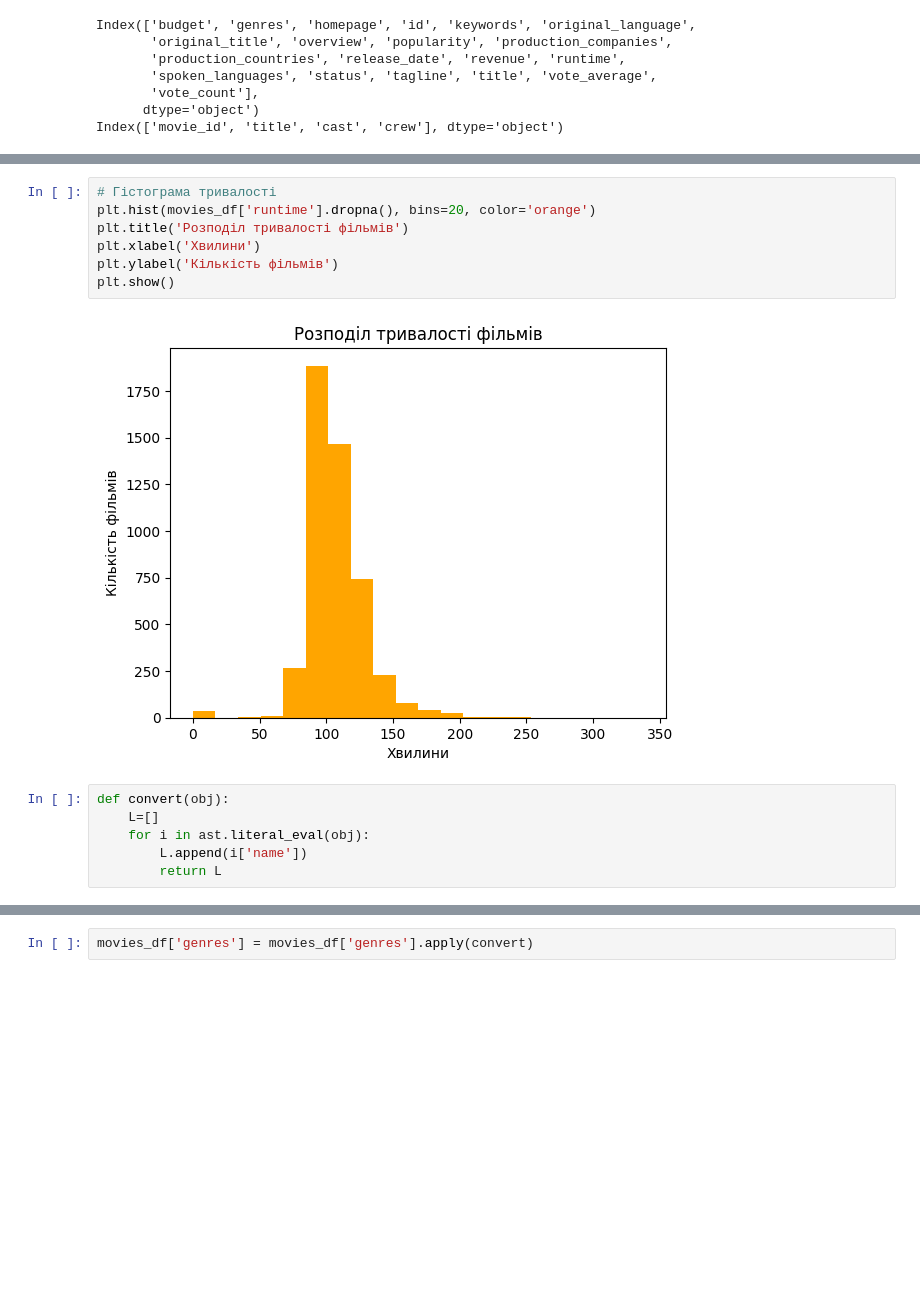
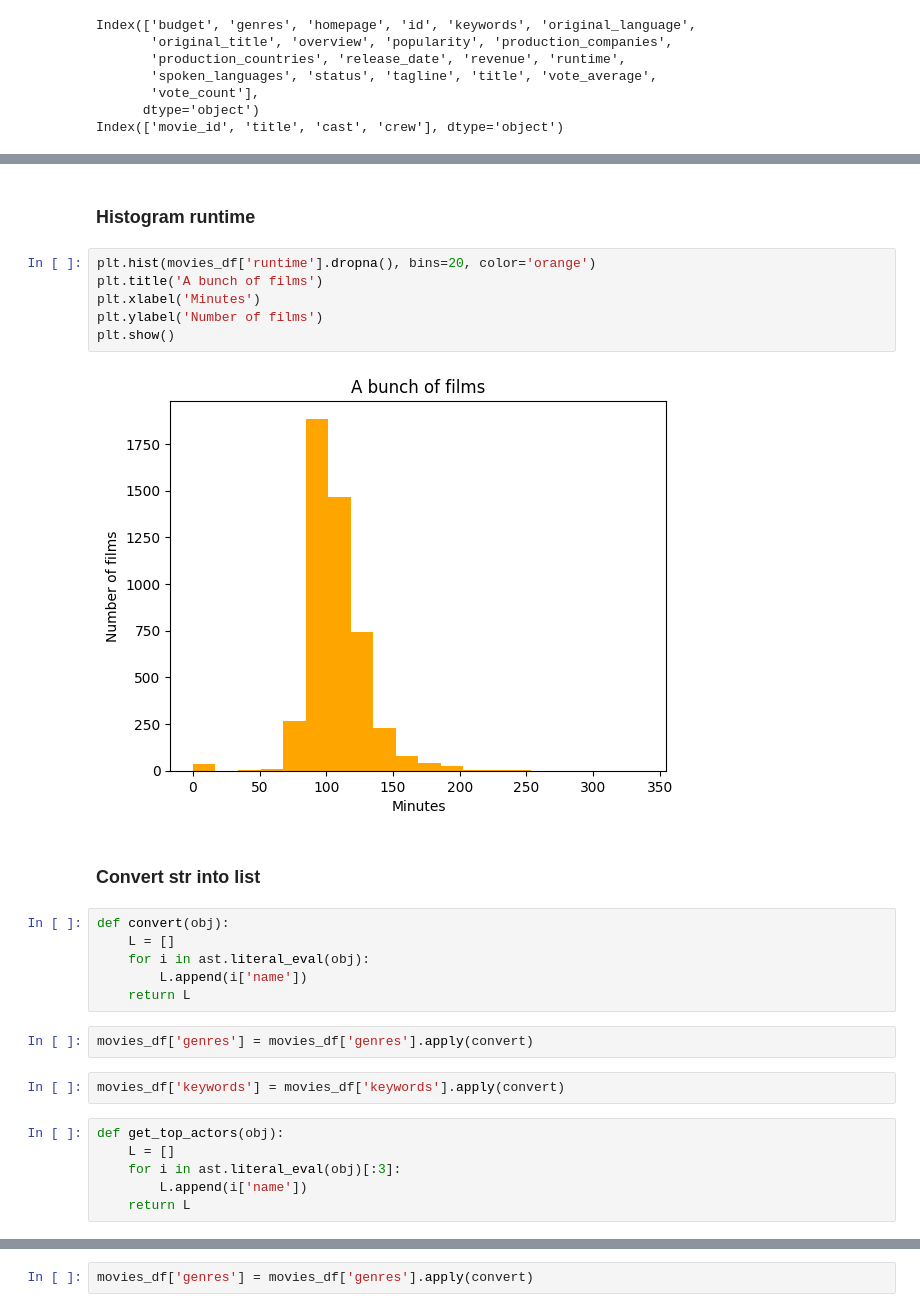
Before and after one commit to iktorin-vi/Movie-Recommendation-System, a Jupyter notebook: notebooks/eda.ipynb, the cells around one changed output, grey strips where cells are left out. Cells and saved outputs as stored; diff of their text form; blank space fills up the shorter version.

```diff
--- a/notebooks/eda.ipynb
+++ b/notebooks/eda.ipynb
@@ -109,15 +107,28 @@ plt.show()
-# %%
-# Гістограма тривалості
-plt.hist(movies_df['runtime'].dropna(), bins=20, color='orange')
-plt.title('Розподіл тривалості фільмів')
-plt.xlabel('Хвилини')
-plt.ylabel('Кількість фільмів')
-plt.show()
-# %% [output]
-[figure, removed]
-# %%
-def convert(obj):
-    L=[]
-    for i in ast.literal_eval(obj):
-        L.append(i['name'])
-        return L
+# %% [markdown]
+<h3>Histogram runtime</h3>
+# %%
+plt.hist(movies_df['runtime'].dropna(), bins=20, color='orange')
+plt.title('A bunch of films')
+plt.xlabel('Minutes')
+plt.ylabel('Number of films')
+plt.show()
+# %% [output]
+[figure, added]
+# %% [markdown]
+<h3>Convert str into list</h3>
+# %%
+def convert(obj):
+    L = []
+    for i in ast.literal_eval(obj):
+        L.append(i['name'])
+    return L
+# %%
+movies_df['genres'] = movies_df['genres'].apply(convert)
+# %%
+movies_df['keywords'] = movies_df['keywords'].apply(convert)
+# %%
+def get_top_actors(obj):
+    L = []
+    for i in ast.literal_eval(obj)[:3]:
+        L.append(i['name'])
+    return L
```
Also changed, not shown: parts of 37 cells of this notebook.
